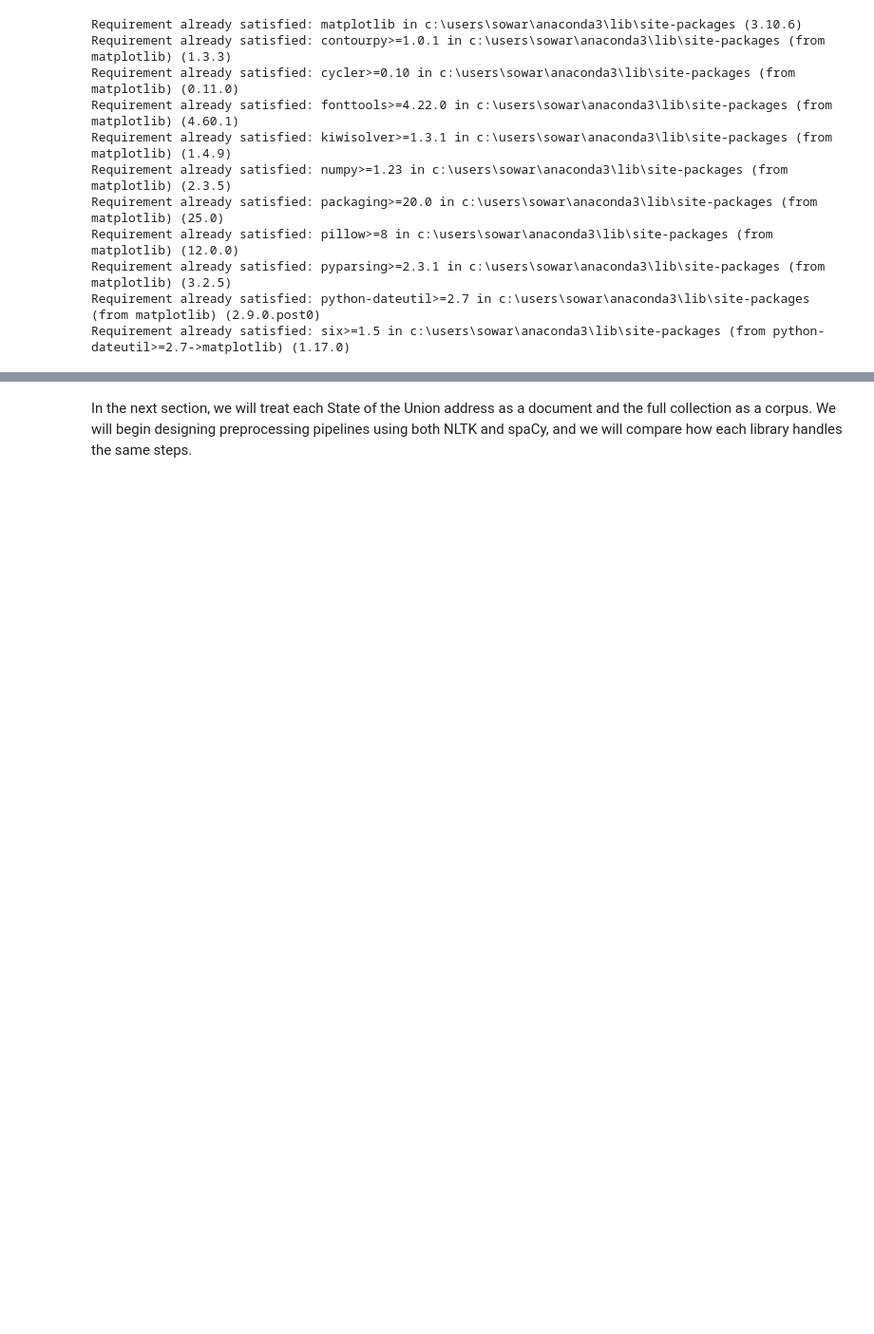
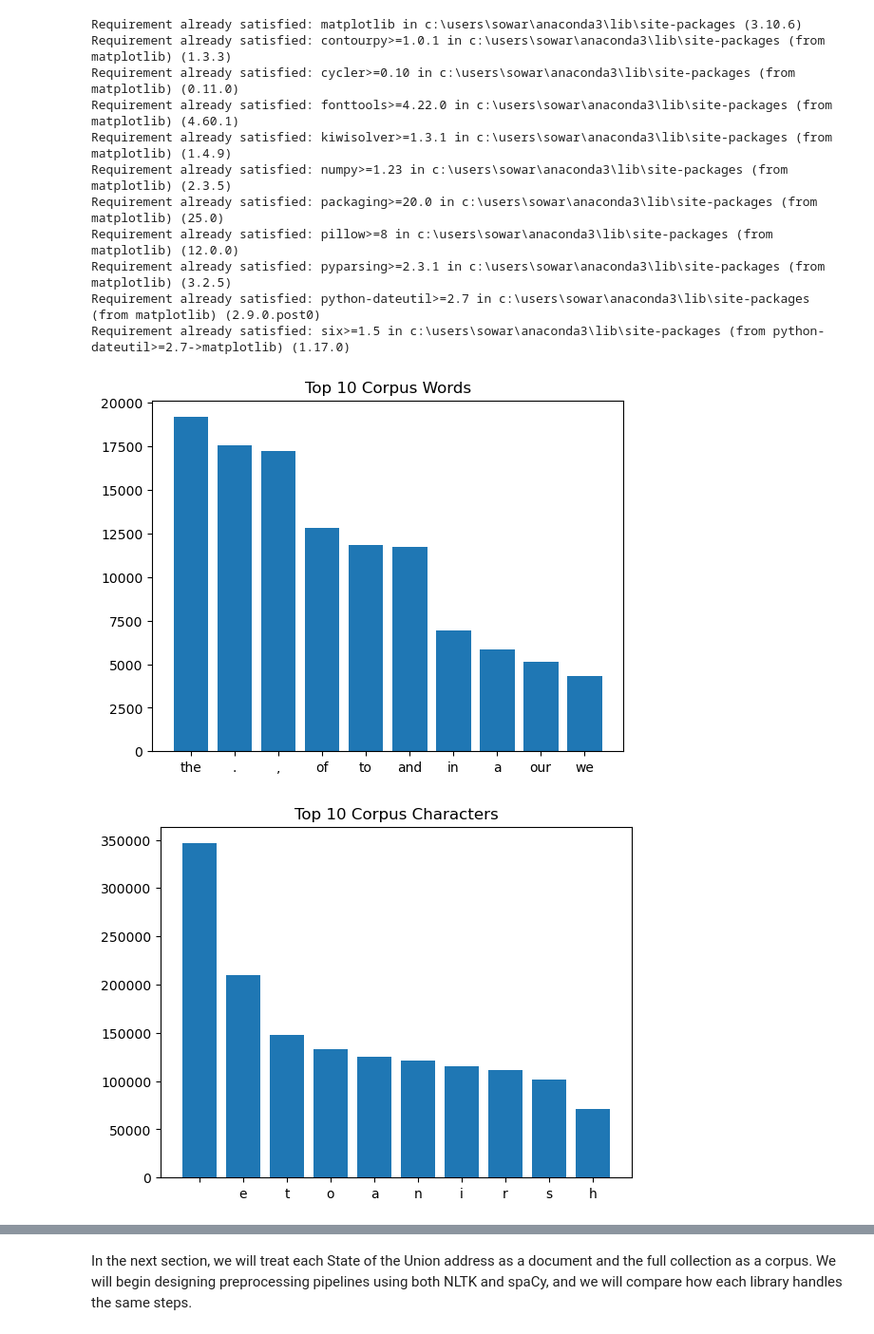
Before and after one commit to TatumSoward/aig230_assignment2_TSoward, a Jupyter notebook: starter/explore_raw_text.ipynb, the cells around one changed output, grey strips where cells are left out. Shown at 95% size. Cells and saved outputs as stored; diff of their text form; code cells hidden in the pictures; blank space fills up the shorter version.

```diff
--- a/starter/explore_raw_text.ipynb
+++ b/starter/explore_raw_text.ipynb
@@ -158,15 +158,18 @@ First 10 Tokens: ['P', 'R', 'E', 'S', 'I', 'D', 'E', 'N', 'T', ' ']
 # Quick Corpus-Wide Exploration
 # %%
 from nltk.tokenize import word_tokenize, sent_tokenize, RegexpTokenizer
+from collections import Counter
 
 corpus_raw = state_union.raw(state_union.fileids())
 
 #Word Tokenization
-corpus_words_tokens = word_tokenize(corpus_raw)
+corpus_words_tokens = Counter(word_tokenize(corpus_raw))
+corpus_words_top = corpus_words_tokens.most_common(10)
 
 #Character Tokenization
 tokenizer = RegexpTokenizer(r'.')
-corpus_chars_tokens = tokenizer.tokenize(corpus_raw)
+corpus_chars_tokens = Counter(tokenizer.tokenize(corpus_raw))
+corpus_chars_top = corpus_chars_tokens.most_common(10)
 
 #Sentence Length Frequency
 corpus_sents_tokens = sent_tokenize(corpus_raw)
@@ -187,3 +190,25 @@ Requirement already satisfied: pillow>=8 in c:\users\sowar\anaconda3\lib\site-pa
 Requirement already satisfied: pyparsing>=2.3.1 in c:\users\sowar\anaconda3\lib\site-packages (from matplotlib) (3.2.5)
 Requirement already satisfied: python-dateutil>=2.7 in c:\users\sowar\anaconda3\lib\site-packages (from matplotlib) (2.9.0.post0)
 Requirement already satisfied: six>=1.5 in c:\users\sowar\anaconda3\lib\site-packages (from python-dateutil>=2.7->matplotlib) (1.17.0)
+# %%
+import matplotlib.pyplot as plt
+
+#Word Count Histogram
+labels, values = zip(*corpus_words_top)
+plt.bar(labels, values)
+plt.title("Top 10 Corpus Words")
+plt.show()
+
+#Character Count Histogram
+labels, values = zip(*corpus_chars_top)
+plt.bar(labels, values)
+plt.title("Top 10 Corpus Characters")
+plt.show()
+
+#Sentence Length Histogram
+plt.hist(corpus_sents_len)
+plt.title("Corpus Sentence Character Length Histogram")
+plt.show()
+# %% [output]
+[figure, added]
+[figure, added]
```
Also changed, not shown: parts of 1 cell of this notebook.
